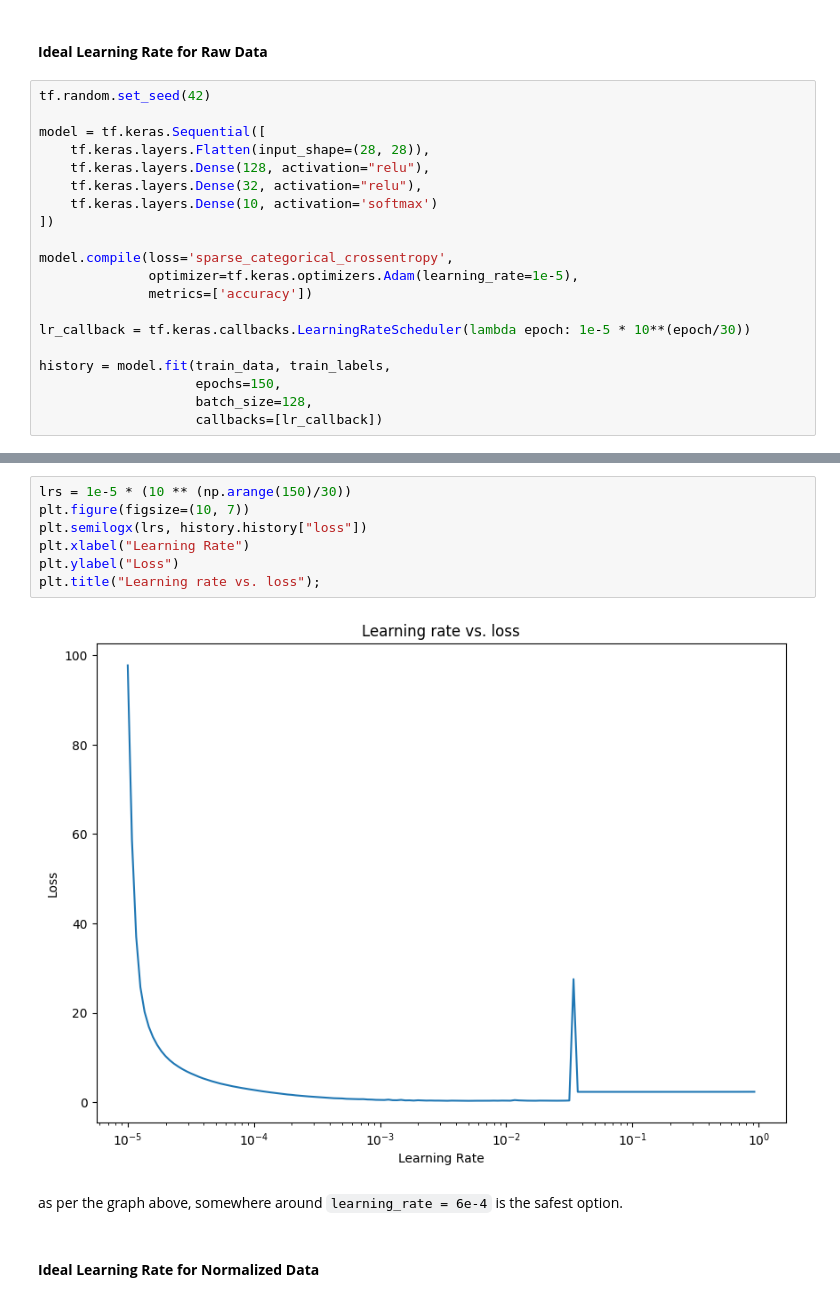
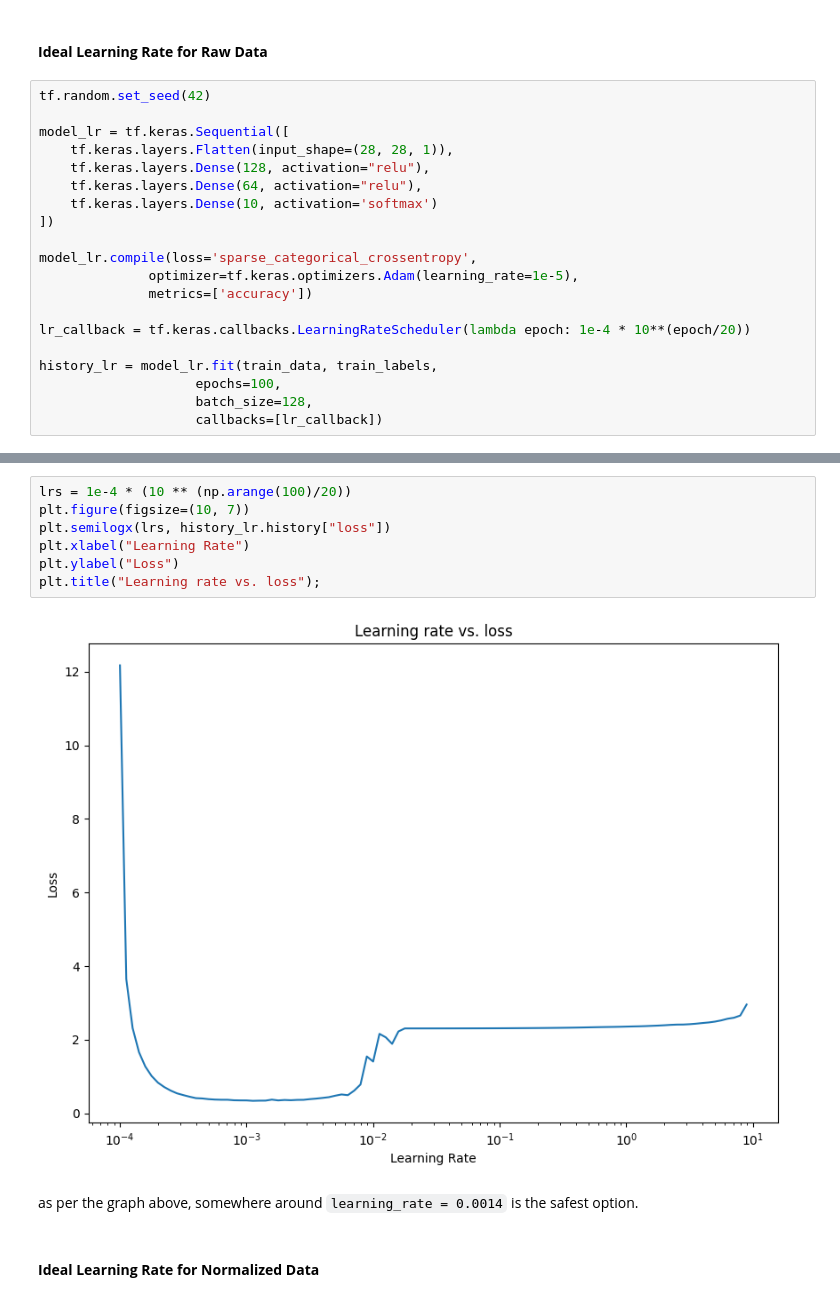
Before and after one commit to roob32/Personal-Notes, a Jupyter notebook: Supplementary Materials for ML/Assessments/fashion.ipynb, the cells around one changed output, grey strips where cells are left out. Saved outputs shown, nothing was run; the diff lists cells and outputs as text.

````diff
--- a/Supplementary Materials for ML/Assessments/fashion.ipynb
+++ b/Supplementary Materials for ML/Assessments/fashion.ipynb
@@ -79,21 +82,21 @@ train_data_normalized.min(), train_data_normalized.max()
 # %%
 tf.random.set_seed(42)
 
-model = tf.keras.Sequential([
-    tf.keras.layers.Flatten(input_shape=(28, 28)),
+model_lr = tf.keras.Sequential([
+    tf.keras.layers.Flatten(input_shape=(28, 28, 1)),
     tf.keras.layers.Dense(128, activation="relu"),
-    tf.keras.layers.Dense(32, activation="relu"),
+    tf.keras.layers.Dense(64, activation="relu"),
     tf.keras.layers.Dense(10, activation='softmax')
 ])
 
-model.compile(loss='sparse_categorical_crossentropy',
+model_lr.compile(loss='sparse_categorical_crossentropy',
               optimizer=tf.keras.optimizers.Adam(learning_rate=1e-5),
               metrics=['accuracy'])
 
-lr_callback = tf.keras.callbacks.LearningRateScheduler(lambda epoch: 1e-5 * 10**(epoch/30))
+lr_callback = tf.keras.callbacks.LearningRateScheduler(lambda epoch: 1e-4 * 10**(epoch/20))
 
-history = model.fit(train_data, train_labels,
-                    epochs=150,
+history_lr = model_lr.fit(train_data, train_labels,
+                    epochs=100,
                     batch_size=128,
                     callbacks=[lr_callback])
 # %% [output]
@@ -136,14 +142,14 @@ Epoch 150/150
 # %%
-lrs = 1e-5 * (10 ** (np.arange(150)/30))
+lrs = 1e-4 * (10 ** (np.arange(100)/20))
 plt.figure(figsize=(10, 7))
-plt.semilogx(lrs, history.history["loss"])
+plt.semilogx(lrs, history_lr.history["loss"])
 plt.xlabel("Learning Rate")
 plt.ylabel("Loss")
 plt.title("Learning rate vs. loss");
 # %% [output]
-[figure, old version]
+[figure, new version]
 # %% [markdown]
-as per the graph above, somewhere around ```learning_rate = 6e-4``` is the safest option.
+as per the graph above, somewhere around ```learning_rate = 0.0014``` is the safest option.
 # %% [markdown]
 #### **Ideal Learning Rate for Normalized Data**
 # %%
````
Also changed, not shown: parts of 22 cells of this notebook, 2 other files.
